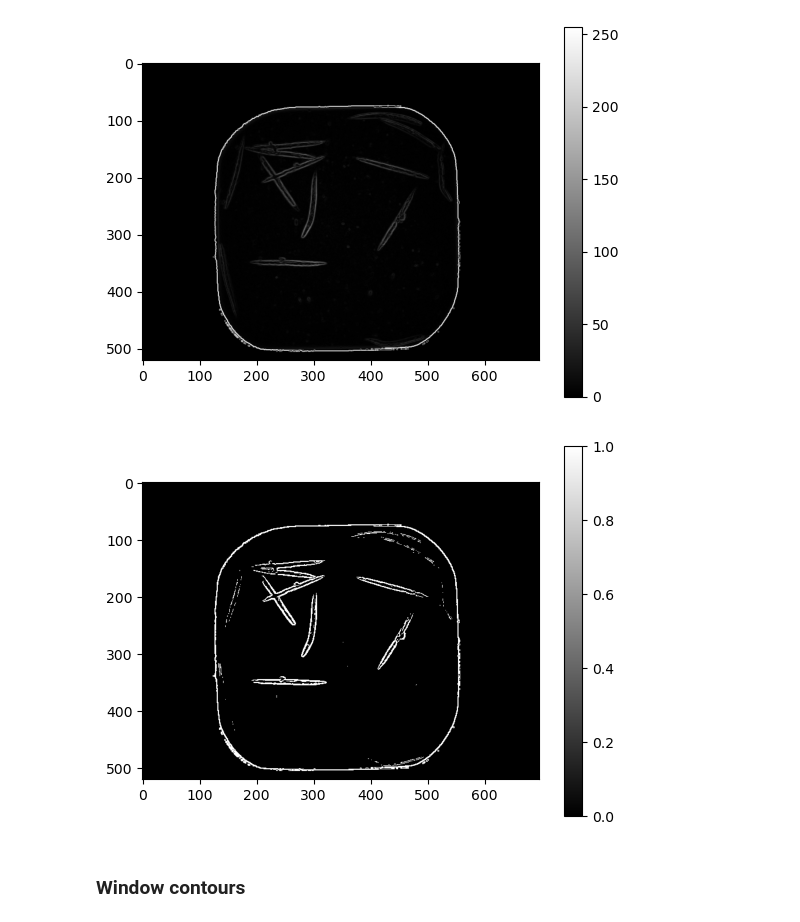
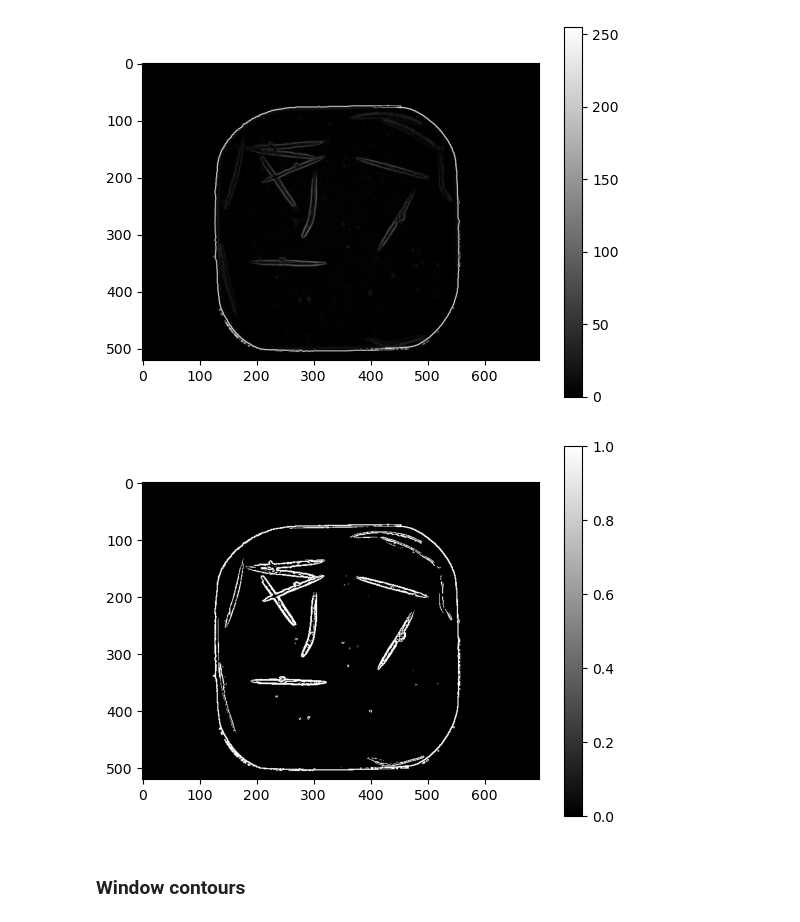
Before and after one commit to Lilian-GA/Nematode_status_assay, a Jupyter notebook: one_image_test.ipynb, the cells around one changed output. Cells and saved outputs as stored; diff of their text form; code cells hidden in the pictures.

```diff
--- a/one_image_test.ipynb
+++ b/one_image_test.ipynb
@@ -159,11 +159,11 @@ plt.show()
 # %% [output]
 [figure]
 # %%
-plt.imshow(all_contours>30, cmap="gray")
+plt.imshow(all_contours>20, cmap="gray")
 plt.colorbar()
 plt.show()
 # %% [output]
-[figure, old version]
+[figure, new version]
 # %% [markdown]
 ### Window contours
 # %%
```
Also changed, not shown: parts of 2 cells of this notebook, 1 other file.
